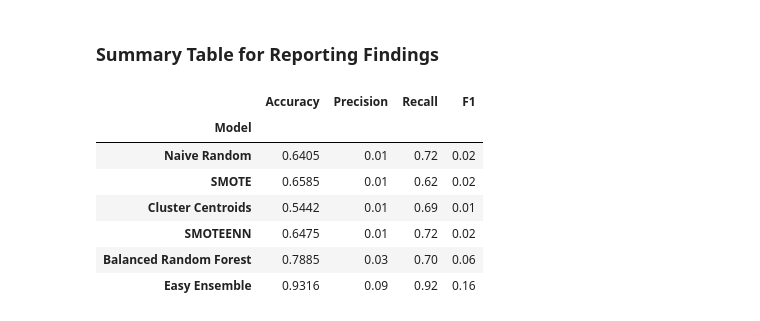
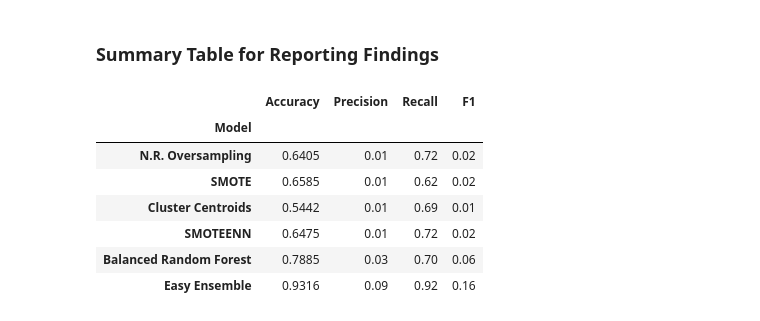
Before and after one commit to lnshewmo/Credit_Risk_Analysis, a Jupyter notebook: credit_risk_ensemble.ipynb, the cells around one changed output. Cells and saved outputs as stored; diff of their text form; code cells hidden in the pictures.

Commit message:
included summary tables

```diff
--- a/credit_risk_ensemble.ipynb
+++ b/credit_risk_ensemble.ipynb
@@ -223,19 +231,19 @@ avg / total       0.99      0.94      0.92      0.97      0.93      0.87     172
 ### Summary Table for Reporting Findings
 # %%
 high_risk_dict = {
-    "Model" : ["Naive Random", "SMOTE", "Cluster Centroids", "SMOTEENN", "Balanced Random Forest", "Easy Ensemble"],
+    "Model" : ["N.R. Oversampling", "SMOTE", "Cluster Centroids", "SMOTEENN", "Balanced Random Forest", "Easy Ensemble"],
     "Accuracy" : [0.6405, 0.6585, 0.5442,0.6475,0.7885,0.9316],
     "Precision" : [0.01, 0.01, 0.01, 0.01, 0.03, 0.09],
     "Recall" : [0.72,0.62, 0.69, 0.72, 0.70, 0.92],
     "F1" : [0.02, 0.02, 0.01, 0.02, 0.06, 0.16]
 }
 
 high_risk_summary_df = pd.DataFrame(high_risk_dict).set_index("Model")
 high_risk_summary_df
 # %% [output]
 |  | Accuracy | Precision | Recall | F1 |
 | Model |  |  |  |  |
-| Naive Random | 0.6405 | 0.01 | 0.72 | 0.02 |
+| N.R. Oversampling | 0.6405 | 0.01 | 0.72 | 0.02 |
 | SMOTE | 0.6585 | 0.01 | 0.62 | 0.02 |
 | Cluster Centroids | 0.5442 | 0.01 | 0.69 | 0.01 |
 | SMOTEENN | 0.6475 | 0.01 | 0.72 | 0.02 |
```
Also changed, not shown: parts of 2 cells of this notebook, 1 other file.
